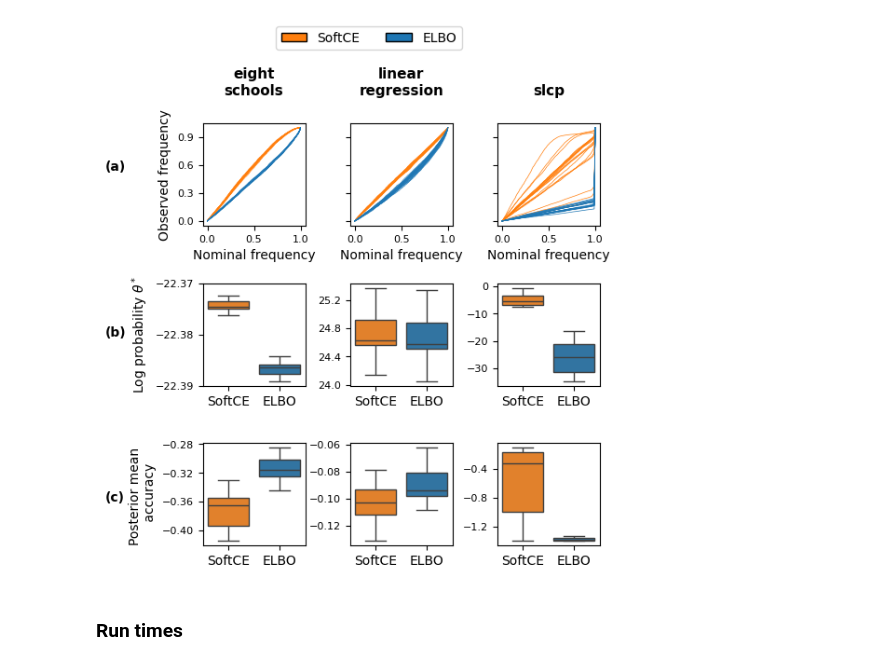
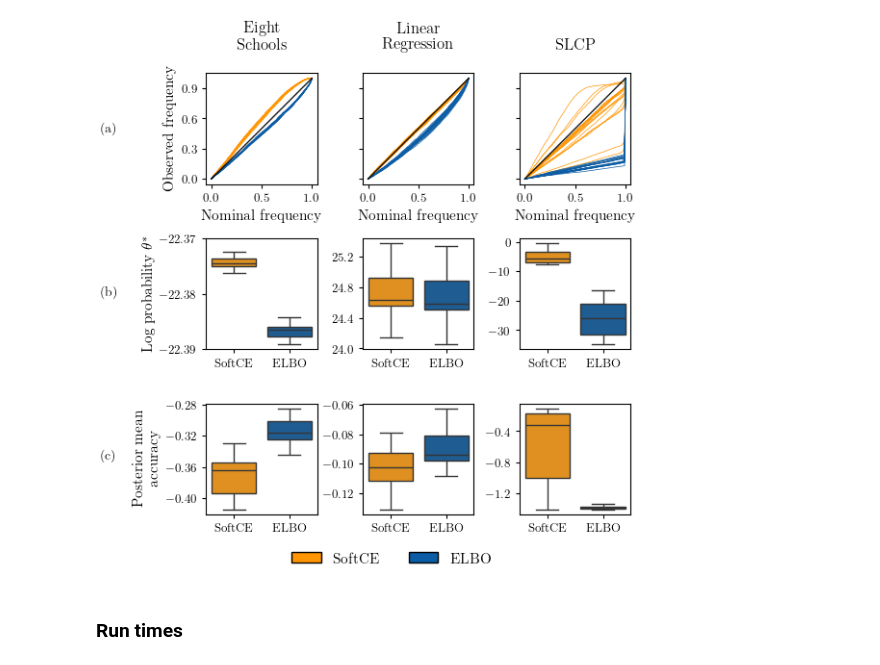
Before and after one commit to danielward27/softcvi_validation, a Jupyter notebook: examples/plot_results.ipynb, the cells around one changed output. Cells and saved outputs as stored; diff of their text form; code cells hidden in the pictures.

```diff
--- a/examples/plot_results.ipynb
+++ b/examples/plot_results.ipynb
@@ -21,14 +26,4 @@ tasks = {"eight_schools": tasks.pop("eight_schools"), **tasks}
 # %%
-method_names = [
-    "SoftCE",
-    "ELBO",
-    ]
-
-colors = {
-    "SoftCE": "tab:orange",
-    "ELBO": "tab:blue",
-}
-
 metric_names = [
     "mean_log_prob_reference",
     "negative_posterior_mean_l2",
@@ -49,3 +44,12 @@ for task_name in tasks.keys():
         results[task_name][method_name] = {
             metric_name: np.stack([run[metric_name] for run in results[task_name][method_name] if "negative_posterior_mean_l2" in run.keys()]) for metric_name in metric_names
         } # TODO simplify
+
+
+plot_task_names = {
+    "eight_schools": "Eight\nSchools",
+    "linear_regression": "Linear\nRegression",
+    "slcp": "SLCP",
+}
+
+results = {new: results[old] for old, new in plot_task_names.items()}
@@ -86,26 +56,29 @@ fig.savefig("plots/coverage.pdf", bbox_inches="tight")
 # %%
-####### Coverage #######
 fig = plt.figure(layout='constrained', figsize=(7, 5.15))
 subfigs = fig.subfigures(nrows=3, ncols=1)
 
+####### Coverage #######
 axes0 = subfigs[0].subplots(ncols=len(results), sharey=True)
-
 
 nominal_frequency = np.linspace(0, 1, 100)
 
 # Now we have the legend we can add the run-level coverage
 for (task_name, task_result), ax in zip(results.items(), axes0, strict=False):
+    ax.set_title(task_name, y=1.15)
+    ax.set_xlabel("Nominal frequency")
+
     for method_name in method_names:
         coverage_probs = task_result[method_name]["coverage_probabilities"]
 
         ax.plot(
             nominal_frequency,
             coverage_probs.T,
-            color=colors[method_name],
+            color=palette[method_name],
             linewidth=0.5,
             )
-        ax.set_title(task_name.replace("_", "\n"), fontsize=11, fontweight="bold", y=1.2)
-        ax.set_xlabel("Nominal frequency")
+    ax.plot([0, 1], [0, 1], color="black", linewidth=1, alpha=0.9)  # y=x
+
+
 
 ####### log prob true #######
 
@@ -115,7 +88,7 @@ for task_result, ax in zip(results.values(), axes1, strict=True):
     df = pd.DataFrame(
         {method_name: task_result[method_name]["mean_log_prob_reference"] for method_name in method_names},
     )
-    sns.boxplot(df, ax=ax, showfliers=False, palette=colors)
+    sns.boxplot(df, ax=ax, showfliers=False, palette=palette, saturation=1)
 
 ### Negative posterior mean l2 ###
 axes2 = subfigs[2].subplots(ncols=len(results))
@@ -124,49 +97,45 @@ for task_result, ax in zip(results.values(), axes2, strict=True):
     df = pd.DataFrame(
         {method_name: task_result[method_name]["negative_posterior_mean_l2"] for method_name in method_names},
     )
-    sns.boxplot(df, ax=ax, showfliers=False,  palette=colors)
+    sns.boxplot(df, ax=ax, showfliers=False,  palette=palette, saturation=1)
 
 
 axes0[0].set_ylabel("Observed frequency")
 axes1[0].set_ylabel(r"Log probability $\theta^*$")
 axes2[0].set_ylabel("Posterior mean \n accuracy")
 
 
 for axes in [axes0, axes1, axes2]:
     for ax in axes:
         ax.yaxis.set_major_locator(plt.MaxNLocator(4))
-        ax.tick_params(axis='y', which='both', labelsize=8)
         ax.set_box_aspect(1)
-
-
-for ax in axes0:
-    ax.tick_params(axis='x', which='both', labelsize=8)
+        ax.tick_params(axis='both', which='major', labelsize=9)
 
 axes1[0].set_yticks([-22.37, -22.38, -22.39])
 
-
-handles = [mpatches.Patch(facecolor=v, label=k, edgecolor="black") for k, v in colors.items()]
+handles = [mpatches.Patch(facecolor=v, label=k, edgecolor="black") for k, v in palette.items()]
 fig.legend(
     handles=handles,
-    bbox_to_anchor=[0.6, 1.03],
+    bbox_to_anchor=[0.6, -0.12],
     loc='lower center',
     ncol=len(method_names),
     )
 
+letter_space = 0.21
 letters = {
-    "(a)": (-2.4, 0.1),
-    "(b)": (-2.4, -0.13),
-    "(c)": (-2.4, -0.36),
+    "(a)": (-2.4, 0.07),
+    "(b)": (-2.4, 0.07 - letter_space),
+    "(c)": (-2.4, 0.07 - 2*letter_space),
 }
 
 for letter, position in letters.items():
     axes[0].annotate(letter, xy=position, annotation_clip=False, fontweight="bold")
 
 plt.tight_layout()
-plt.subplots_adjust(top=0.67, wspace=0.1)
-plt.savefig("plots/metrics.pdf", bbox_inches="tight")
+plt.subplots_adjust(top=0.7, wspace=0.1)
+plt.savefig("plots/metrics.pdf")
 # %% [output]
-[figure, old version]
+[figure, new version]
 # %% [markdown]
 ### Run times
 # %%
```
Also changed, not shown: parts of 5 cells of this notebook, 16 other files.
